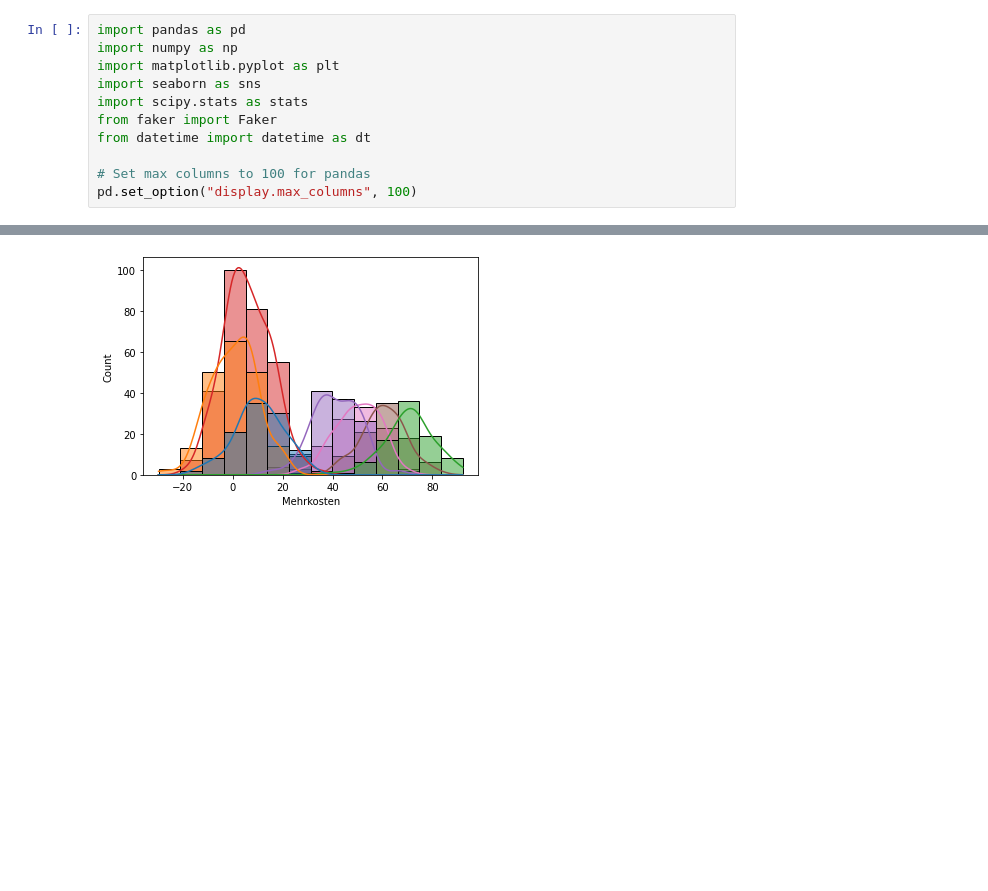
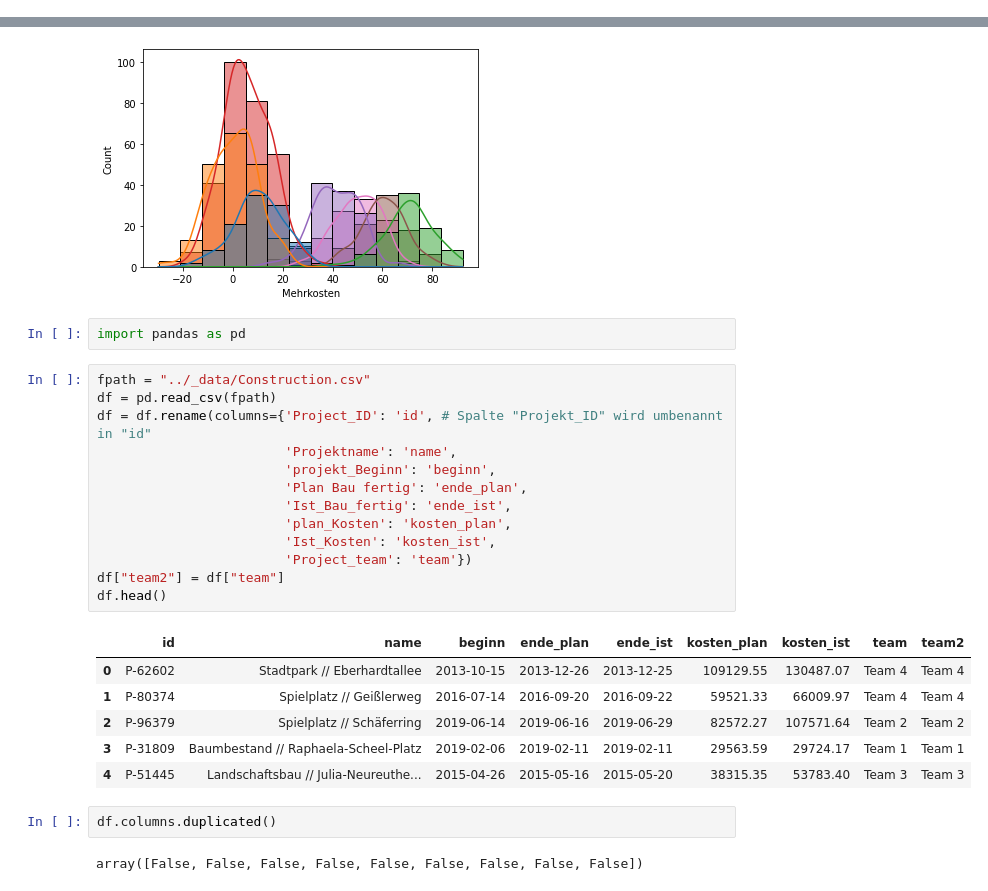
Before and after one commit to fredzett/BA-C, a Jupyter notebook: Chapters/sandbox.ipynb, the cells around one changed output, grey strips where cells are left out. Drawn from its saved outputs; the diff is of its cells as text; blank space fills up the shorter version.

```diff
--- a/Chapters/sandbox.ipynb
+++ b/Chapters/sandbox.ipynb
@@ -460,11 +220,0 @@ df.groupby(["Altera"]).agg({"Preis": "mean"}).plot()
-# %%
-import pandas as pd
-import numpy as np
-import matplotlib.pyplot as plt
-import seaborn as sns
-import scipy.stats as stats
-from faker import Faker
-from datetime import datetime as dt
-
-# Set max columns to 100 for pandas
-pd.set_option("display.max_columns", 100)
@@ -913,3 +570,29 @@ sns.histplot(data=df, x="Mehrkosten" , hue="Bauart",kde=True, legend=False)
 # %% [output]
 <AxesSubplot:xlabel='Mehrkosten', ylabel='Count'>
 [figure]
+# %%
+import pandas as pd
+# %%
+fpath = "../_data/Construction.csv"
+df = pd.read_csv(fpath)
+df = df.rename(columns={'Project_ID': 'id', # Spalte "Projekt_ID" wird umbenannt in "id"
+                        'Projektname': 'name',
+                        'projekt_Beginn': 'beginn',
+                        'Plan Bau fertig': 'ende_plan',
+                        'Ist_Bau_fertig': 'ende_ist',
+                        'plan_Kosten': 'kosten_plan',
+                        'Ist_Kosten': 'kosten_ist',
+                        'Project_team': 'team'})
+df["team2"] = df["team"]
+df.head()
+# %% [output]
+|  | id | name | beginn | ende_plan | ende_ist | kosten_plan | kosten_ist | team | team2 |
+| 0 | P-62602 | Stadtpark // Eberhardtallee | 2013-10-15 | 2013-12-26 | 2013-12-25 | 109129.55 | 130487.07 | Team 4 | Team 4 |
+| 1 | P-80374 | Spielplatz // Geißlerweg | 2016-07-14 | 2016-09-20 | 2016-09-22 | 59521.33 | 66009.97 | Team 4 | Team 4 |
+| 2 | P-96379 | Spielplatz // Schäferring | 2019-06-14 | 2019-06-16 | 2019-06-29 | 82572.27 | 107571.64 | Team 2 | Team 2 |
+| 3 | P-31809 | Baumbestand // Raphaela-Scheel-Platz | 2019-02-06 | 2019-02-11 | 2019-02-11 | 29563.59 | 29724.17 | Team 1 | Team 1 |
+| 4 | P-51445 | Landschaftsbau // Julia-Neureuthe... | 2015-04-26 | 2015-05-16 | 2015-05-20 | 38315.35 | 53783.40 | Team 3 | Team 3 |
+# %%
+df.columns.duplicated()
+# %% [output]
+array([False, False, False, False, False, False, False, False, False])
```
Also changed, not shown: parts of 41 cells of this notebook, 17 other files.
